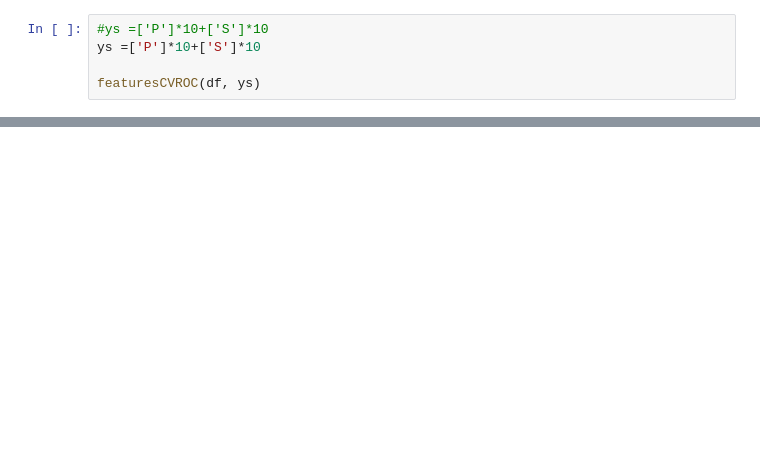
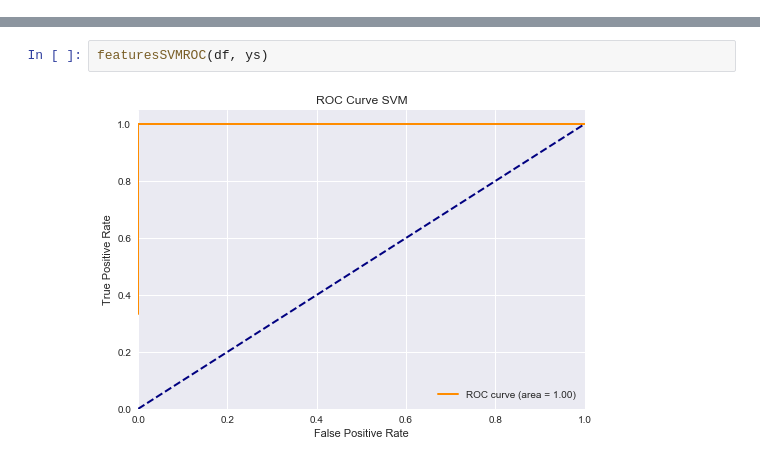
Before and after one commit to barbeiton/tpscd, a Jupyter notebook: tp3/tp3.ipynb, the cells around one changed output, grey strips where cells are left out. Drawn from its saved outputs; the diff is of its cells as text; blank space fills up the shorter version.

```diff
--- a/tp3/tp3.ipynb
+++ b/tp3/tp3.ipynb
@@ -270,5 +383,0 @@ def plotCVROC(xs, ys, name):
-# %%
-#ys =['P']*10+['S']*10
-ys =['P']*10+['S']*10
-
-featuresCVROC(df, ys)
@@ -292,0 +444,4 @@ featuresCVROC(df, ys)
+# %%
+featuresSVMROC(df, ys)
+# %% [output]
+[figure, added]
```
Also changed, not shown: parts of 25 cells of this notebook.
